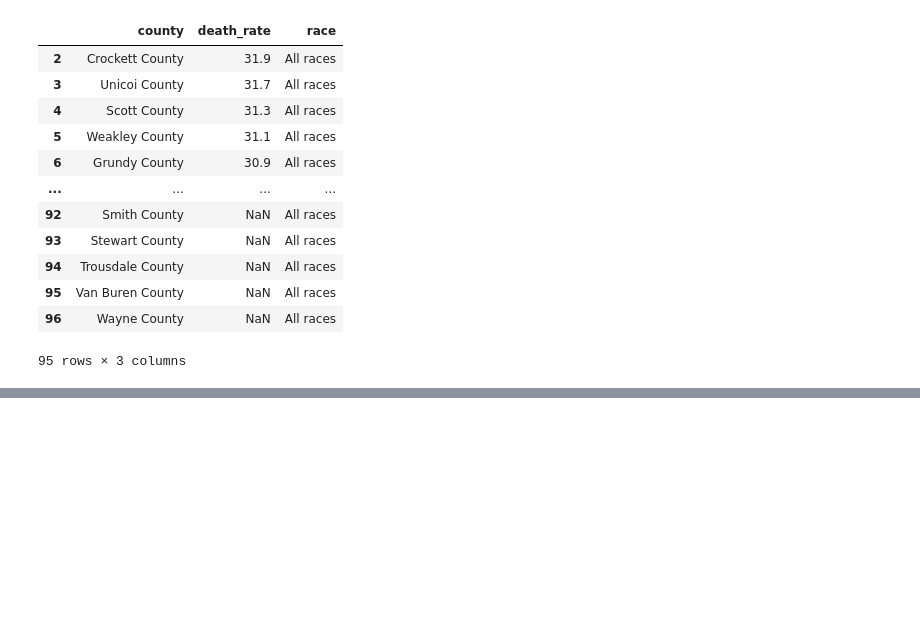
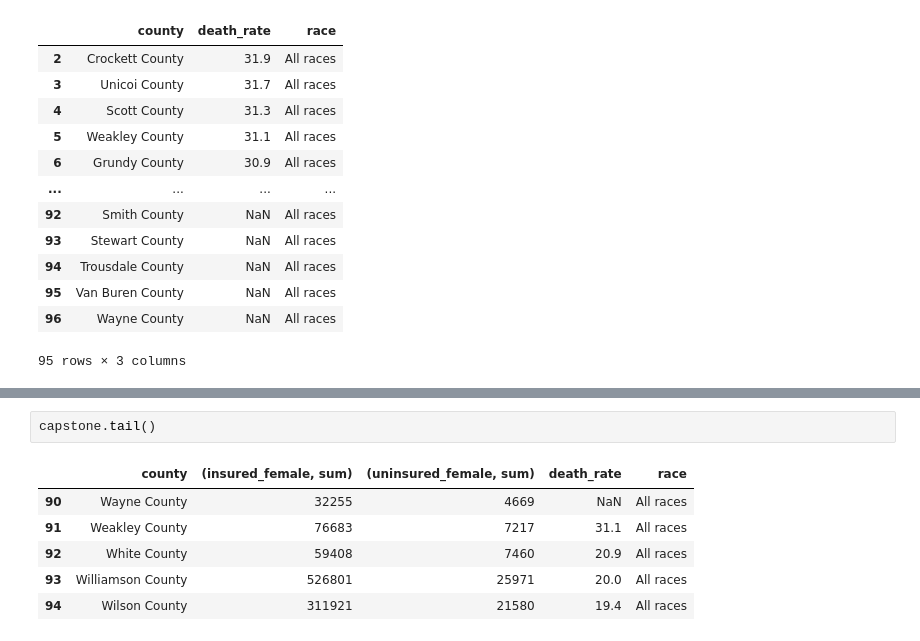
Before and after one commit to tigerbelle07/Capstone, a Jupyter notebook: notebooks/BC_Cap_v2.ipynb, the cells around one changed output, grey strips where cells are left out. Cells and saved outputs as stored; diff of their text form; blank space fills up the shorter version.

```diff
--- a/notebooks/BC_Cap_v2.ipynb
+++ b/notebooks/BC_Cap_v2.ipynb
@@ -330,0 +350,9 @@ bc_rate
+# %%
+capstone.tail()
+# %% [output]
+|  | county | (insured_female, sum) | (uninsured_female, sum) | death_rate | race |
+| 90 | Wayne County | 32255 | 4669 | NaN | All races |
+| 91 | Weakley County | 76683 | 7217 | 31.1 | All races |
+| 92 | White County | 59408 | 7460 | 20.9 | All races |
+| 93 | Williamson County | 526801 | 25971 | 20.0 | All races |
+| 94 | Wilson County | 311921 | 21580 | 19.4 | All races |
```
Also changed, not shown: parts of 2 cells of this notebook.
